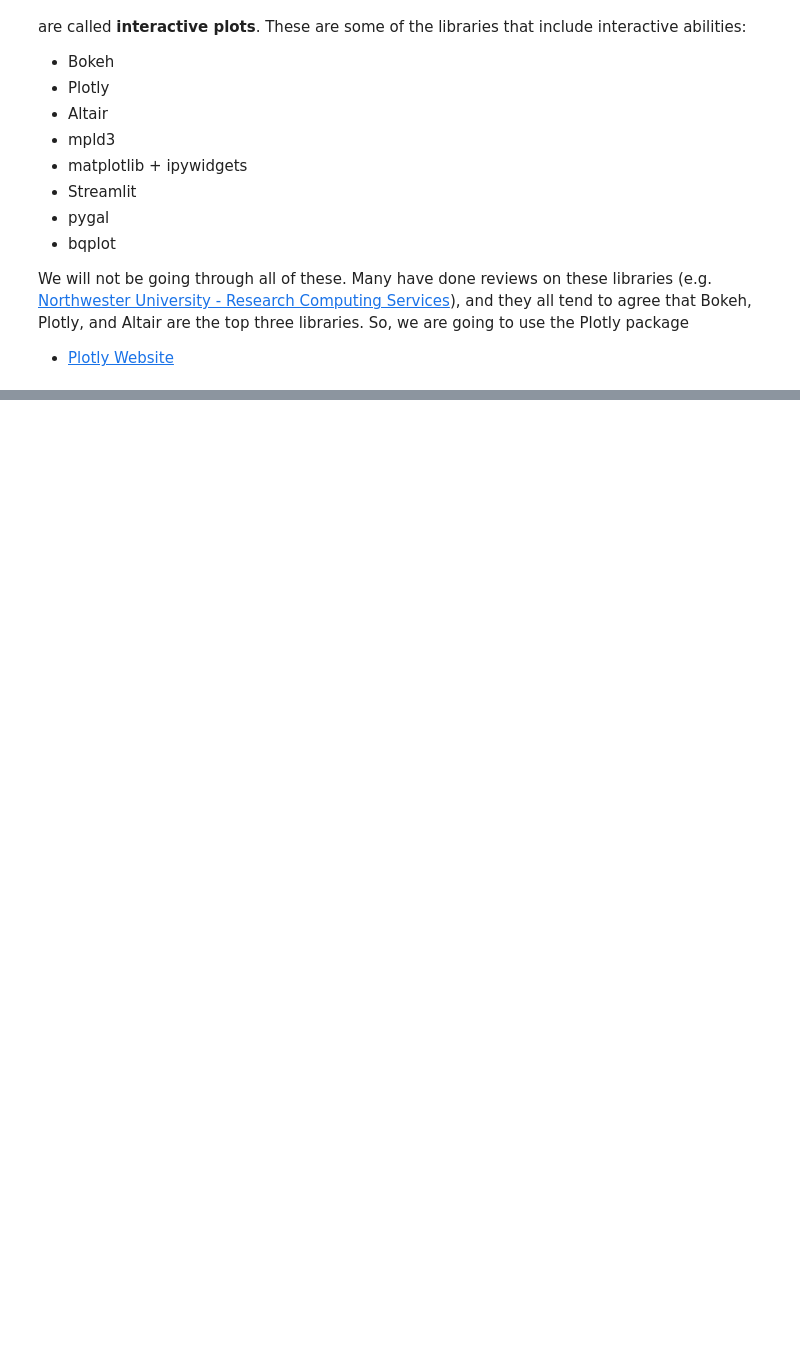
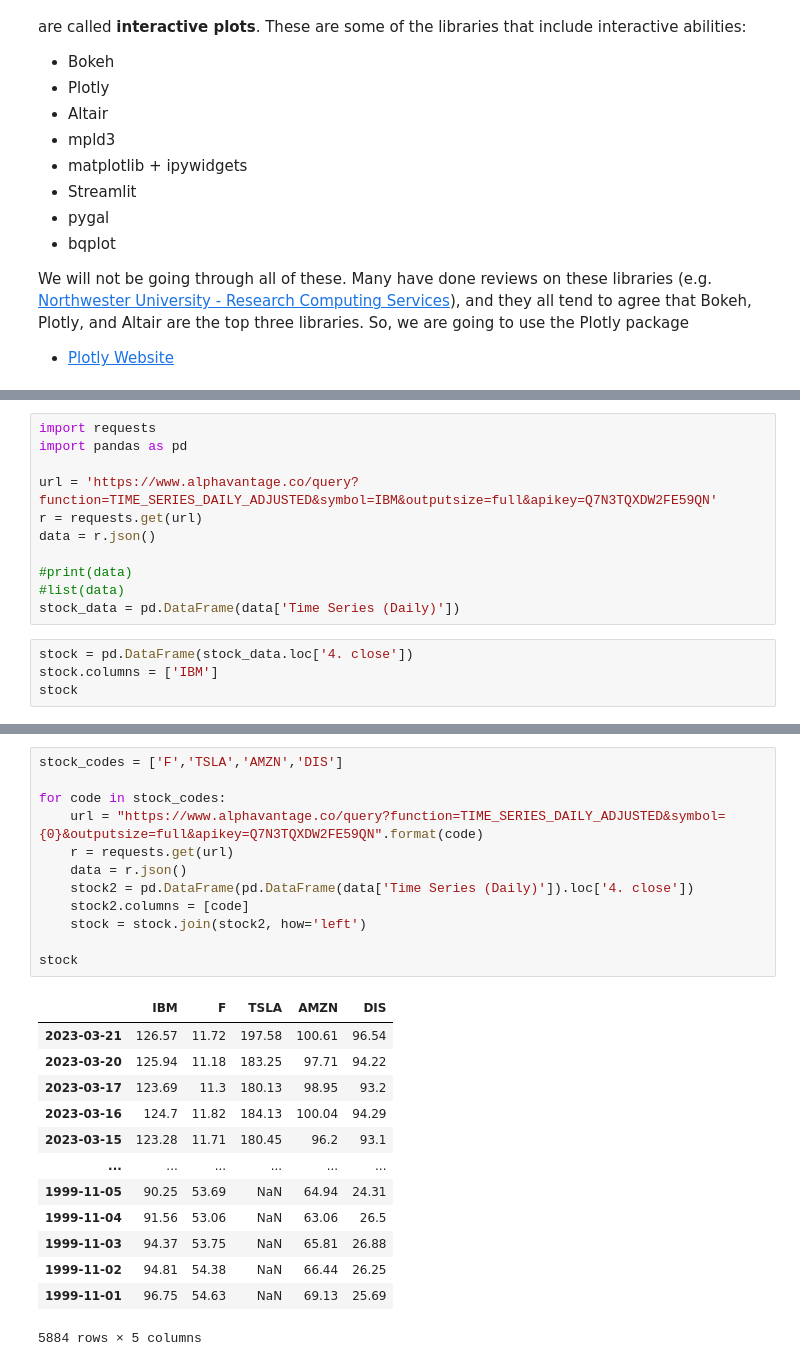
Before and after one commit to drolsonmi/math3080, a Jupyter notebook: Notes/08c Interactive Graphs.ipynb, the cells around one changed output, grey strips where cells are left out. Cells and saved outputs as stored; diff of their text form; blank space fills up the shorter version.

```diff
--- a/Notes/08c Interactive Graphs.ipynb
+++ b/Notes/08c Interactive Graphs.ipynb
@@ -32,0 +70,15 @@ We will not be going through all of these. Many have done reviews on these libra
+# %%
+import requests
+import pandas as pd
+
+url = 'https://www.alphavantage.co/query?function=TIME_SERIES_DAILY_ADJUSTED&symbol=IBM&outputsize=full&apikey=Q7N3TQXDW2FE59QN'
+r = requests.get(url)
+data = r.json()
+
+#print(data)
+#list(data)
+stock_data = pd.DataFrame(data['Time Series (Daily)'])
+# %%
+stock = pd.DataFrame(stock_data.loc['4. close'])
+stock.columns = ['IBM']
+stock
@@ -32,0 +99,26 @@ We will not be going through all of these. Many have done reviews on these libra
+# %%
+stock_codes = ['F','TSLA','AMZN','DIS']
+
+for code in stock_codes:
+    url = "https://www.alphavantage.co/query?function=TIME_SERIES_DAILY_ADJUSTED&symbol={0}&outputsize=full&apikey=Q7N3TQXDW2FE59QN".format(code)
+    r = requests.get(url)
+    data = r.json()
+    stock2 = pd.DataFrame(pd.DataFrame(data['Time Series (Daily)']).loc['4. close'])
+    stock2.columns = [code]
+    stock = stock.join(stock2, how='left')
+
+stock
+# %% [output]
+|  | IBM | F | TSLA | AMZN | DIS |
+| 2023-03-21 | 126.57 | 11.72 | 197.58 | 100.61 | 96.54 |
+| 2023-03-20 | 125.94 | 11.18 | 183.25 | 97.71 | 94.22 |
+| 2023-03-17 | 123.69 | 11.3 | 180.13 | 98.95 | 93.2 |
+| 2023-03-16 | 124.7 | 11.82 | 184.13 | 100.04 | 94.29 |
+| 2023-03-15 | 123.28 | 11.71 | 180.45 | 96.2 | 93.1 |
+| ... | ... | ... | ... | ... | ... |
+| 1999-11-05 | 90.25 | 53.69 | NaN | 64.94 | 24.31 |
+| 1999-11-04 | 91.56 | 53.06 | NaN | 63.06 | 26.5 |
+| 1999-11-03 | 94.37 | 53.75 | NaN | 65.81 | 26.88 |
+| 1999-11-02 | 94.81 | 54.38 | NaN | 66.44 | 26.25 |
+| 1999-11-01 | 96.75 | 54.63 | NaN | 69.13 | 25.69 |
+5884 rows × 5 columns
```
Also changed, not shown: parts of 12 cells of this notebook, 1 other file.
